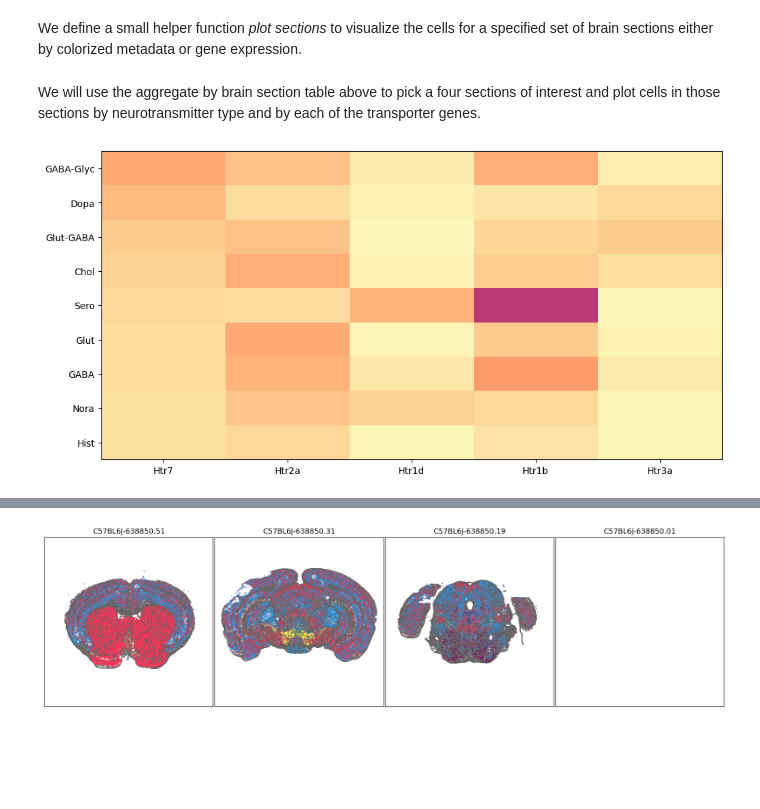
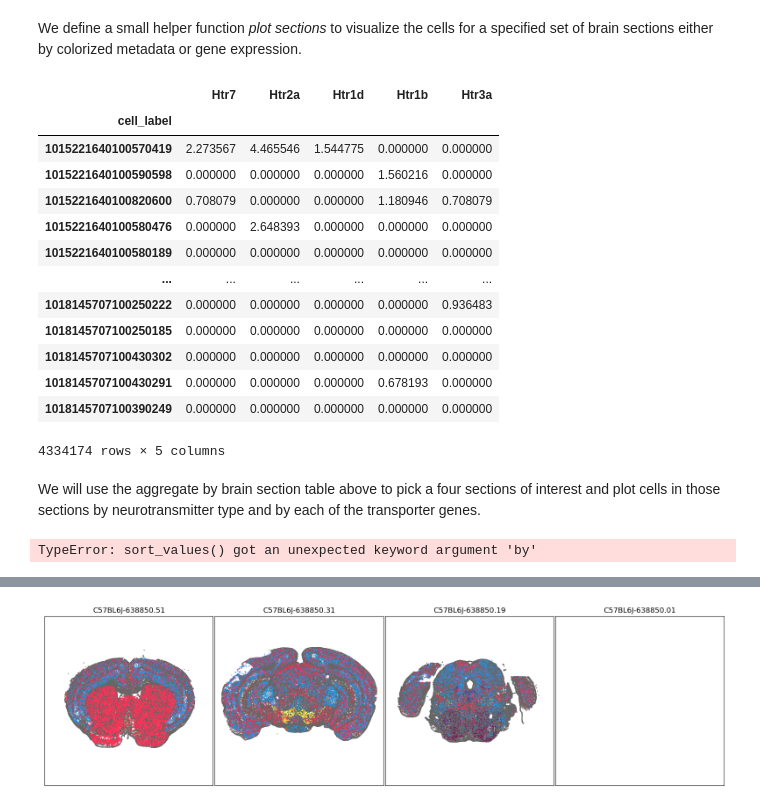
Before and after one commit to RobertoDF/Transcriptomics-5-HT, a Jupyter notebook: merfish_tutorial_part_2b.ipynb, the cells around one changed output, grey strips where cells are left out. Drawn from its saved outputs; the diff is of its cells as text; code cells hidden in the pictures; blank space fills up the shorter version.

```diff
--- a/merfish_tutorial_part_2b.ipynb
+++ b/merfish_tutorial_part_2b.ipynb
@@ -201,14 +202,31 @@ def plot_section_CCF(  xx=None, yy=None, cc=None, val=None, pcmap=None,
     ax.set_yticks([])
 
     return fig, ax
+# %%
+exp
+# %% [output]
+|  | Htr7 | Htr2a | Htr1d | Htr1b | Htr3a |
+| cell_label |  |  |  |  |  |
+| 1015221640100570419 | 2.273567 | 4.465546 | 1.544775 | 0.000000 | 0.000000 |
+| 1015221640100590598 | 0.000000 | 0.000000 | 0.000000 | 1.560216 | 0.000000 |
+| 1015221640100820600 | 0.708079 | 0.000000 | 0.000000 | 1.180946 | 0.708079 |
+| 1015221640100580476 | 0.000000 | 2.648393 | 0.000000 | 0.000000 | 0.000000 |
+| 1015221640100580189 | 0.000000 | 0.000000 | 0.000000 | 0.000000 | 0.000000 |
+| ... | ... | ... | ... | ... | ... |
+| 1018145707100250222 | 0.000000 | 0.000000 | 0.000000 | 0.000000 | 0.936483 |
+| 1018145707100250185 | 0.000000 | 0.000000 | 0.000000 | 0.000000 | 0.000000 |
+| 1018145707100430302 | 0.000000 | 0.000000 | 0.000000 | 0.000000 | 0.000000 |
+| 1018145707100430291 | 0.000000 | 0.000000 | 0.000000 | 0.678193 | 0.000000 |
+| 1018145707100390249 | 0.000000 | 0.000000 | 0.000000 | 0.000000 | 0.000000 |
+4334174 rows × 5 columns
 # %% [markdown]
 We will use the aggregate by brain section table above to pick a four sections of interest and plot cells in those sections by neurotransmitter type and by each of the transporter genes.
 # %%
-exgenes = exp.columns
+exgenes = "Htr2a"
 filtered = exp[exgenes]
 joined = cell.join(filtered)
 joined_bool = cell.join(exp.astype("bool"))
 agg = aggregate_by_metadata( joined, exgenes, 'neurotransmitter', True )
 plot_heatmap(agg,12,6)
 # %% [output]
-[figure, removed]
+TypeError: sort_values() got an unexpected keyword argument 'by'
```
Also changed, not shown: parts of 15 cells of this notebook, 19 other files.
